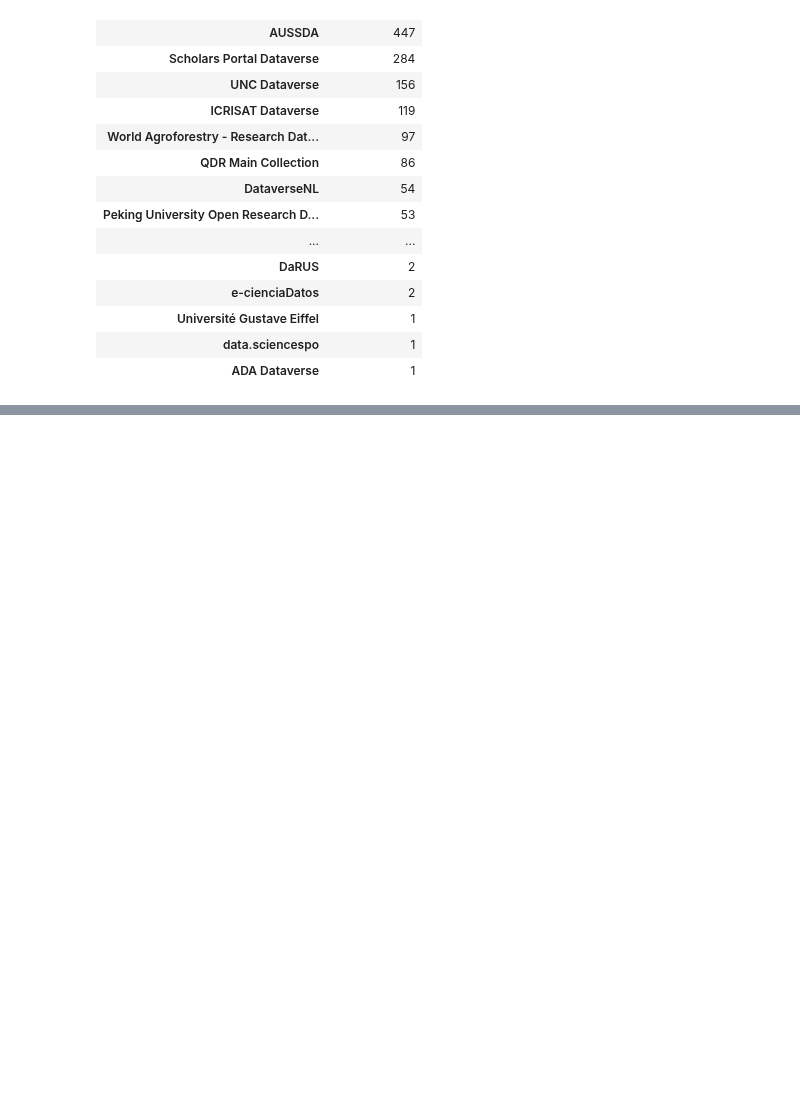
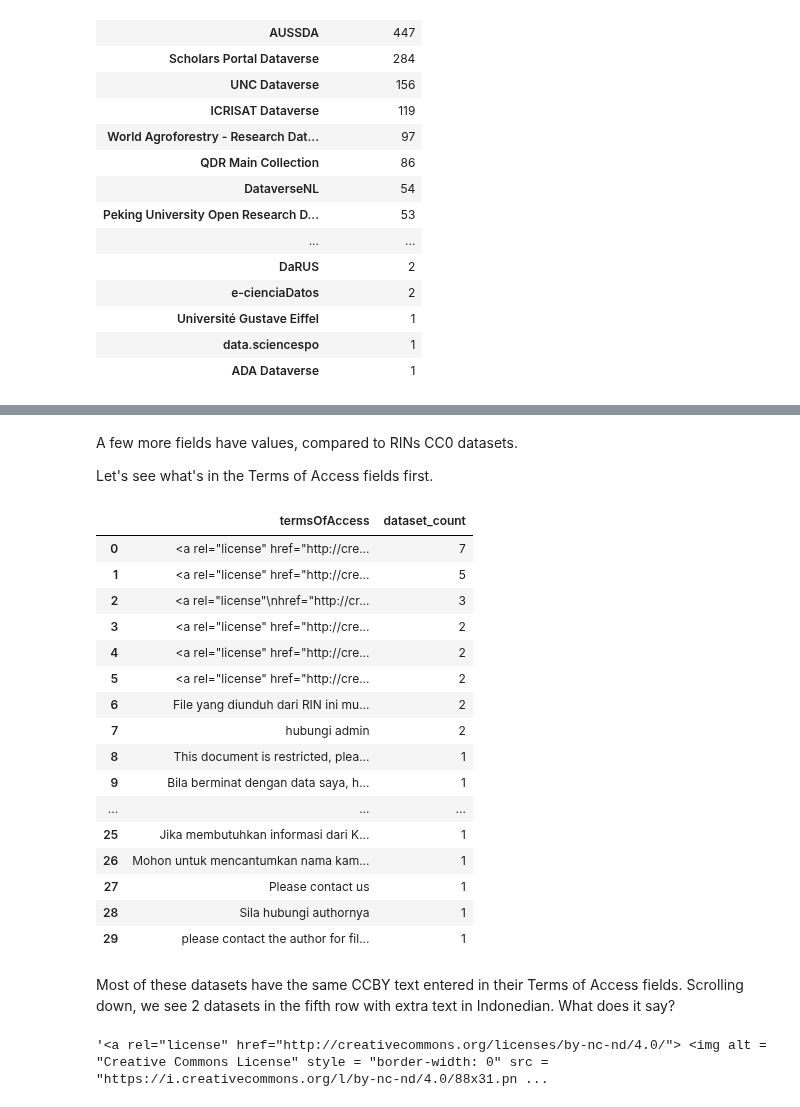
Before and after one commit to jggautier/ux-research-data-analysis, a Jupyter notebook: notebooks/Terms metadata in Dataverse repositories/Terms metadata in Dataverse repositories.ipynb, the cells around one changed output, grey strips where cells are left out. Saved outputs shown, nothing was run; the diff lists cells and outputs as text; code cells hidden in the pictures; blank space fills up the shorter version.

```diff
--- a/notebooks/Terms metadata in Dataverse repositories/Terms metadata in Dataverse repositories.ipynb
+++ b/notebooks/Terms metadata in Dataverse repositories/Terms metadata in Dataverse repositories.ipynb
@@ -213,0 +307,32 @@ studyCompletion: 0
+# %% [markdown]
+A few more fields have values, compared to RINs CC0 datasets.
+
+Let's see what's in the Terms of Access fields first.
+# %%
+rin_datasets_cc_toa = rin_datasets_cc.value_counts(subset=['termsOfAccess']).to_frame('dataset_count').reset_index(drop=False, inplace=False)
+with pd.option_context('display.max_colwidth', -1):
+    display(rin_datasets_cc_toa)
+# %% [output]
+|  | termsOfAccess | dataset_count |
+| 0 | <a rel="license" href="http://cre... | 7 |
+| 1 | <a rel="license" href="http://cre... | 5 |
+| 2 | <a rel="license"\nhref="http://cr... | 3 |
+| 3 | <a rel="license" href="http://cre... | 2 |
+| 4 | <a rel="license" href="http://cre... | 2 |
+| 5 | <a rel="license" href="http://cre... | 2 |
+| 6 | File yang diunduh dari RIN ini mu... | 2 |
+| 7 | hubungi admin | 2 |
+| 8 | This document is restricted, plea... | 1 |
+| 9 | Bila berminat dengan data saya, h... | 1 |
+| ... | ... | ... |
+| 25 | Jika membutuhkan informasi dari K... | 1 |
+| 26 | Mohon untuk mencantumkan nama kam... | 1 |
+| 27 | Please contact us | 1 |
+| 28 | Sila hubungi authornya | 1 |
+| 29 | please contact the author for fil... | 1 |
+# %% [markdown]
+Most of these datasets have the same CCBY text entered in their Terms of Access fields. Scrolling down, we see 2 datasets in the fifth row with extra text in Indonedian. What does it say?
+# %%
+translator.translate(rin_datasets_cc_toa['termsOfAccess'][4], lang_src='id', lang_tgt='en')
+# %% [output]
+'<a rel="license" href="http://creativecommons.org/licenses/by-nc-nd/4.0/"> <img alt = "Creative Commons License" style = "border-width: 0" src = "https://i.creativecommons.org/l/by-nc-nd/4.0/88x31.pn ...
```
Also changed, not shown: parts of 32 cells of this notebook.
